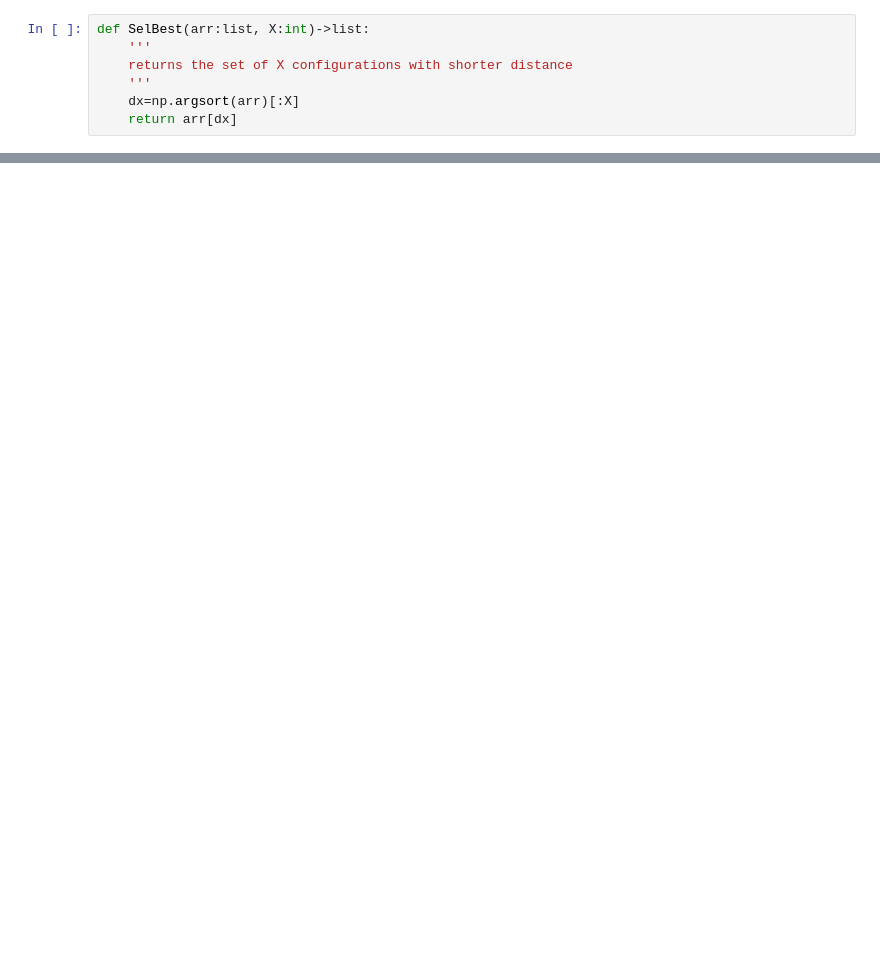
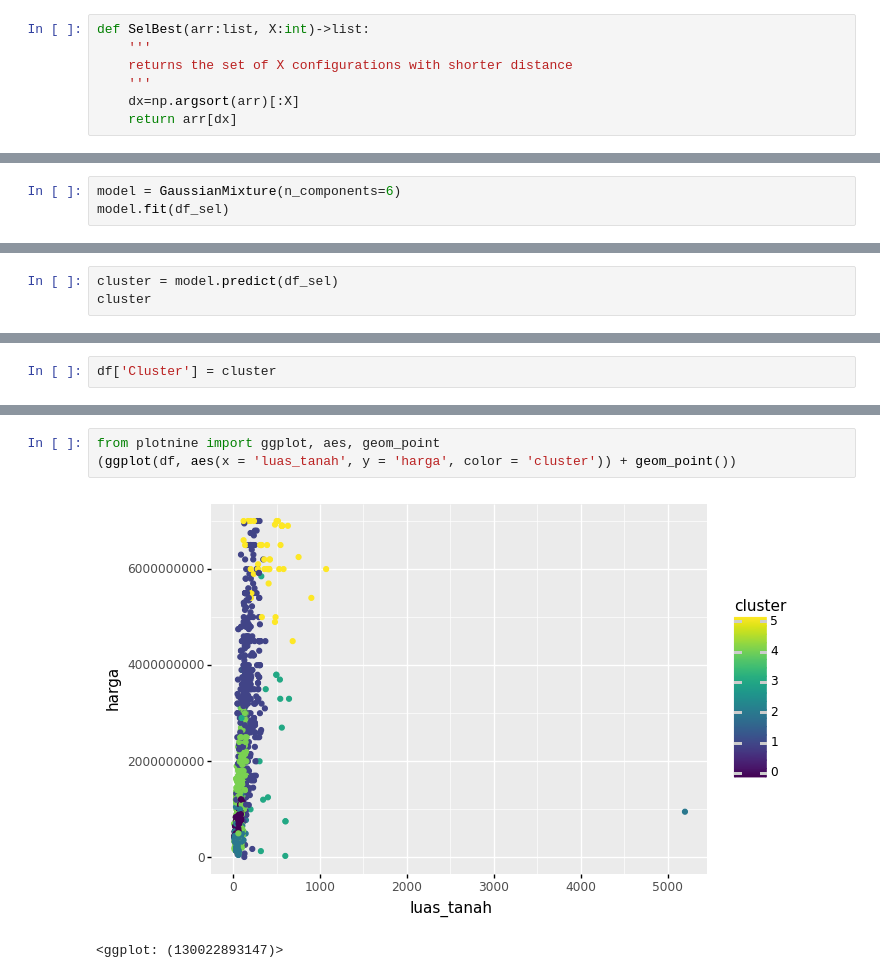
Before and after one commit to hafidhadhiet/House-Price-Segmentation, a Jupyter notebook: Clustering.ipynb, the cells around one changed output, grey strips where cells are left out. Saved outputs shown, nothing was run; the diff lists cells and outputs as text; blank space fills up the shorter version.

```diff
--- a/Clustering.ipynb
+++ b/Clustering.ipynb
@@ -115,0 +134,3 @@ Text(0, 0.5, 'Score')
+# %%
+model = GaussianMixture(n_components=6)
+model.fit(df_sel)
@@ -115,0 +139,3 @@ Text(0, 0.5, 'Score')
+# %%
+cluster = model.predict(df_sel)
+cluster
@@ -115,0 +148,2 @@ Text(0, 0.5, 'Score')
+# %%
+df['Cluster'] = cluster
@@ -115,0 +166,6 @@ Text(0, 0.5, 'Score')
+# %%
+from plotnine import ggplot, aes, geom_point
+(ggplot(df, aes(x = 'luas_tanah', y = 'harga', color = 'cluster')) + geom_point())
+# %% [output]
+[figure, added]
+<ggplot: (130022893147)>
```
Also changed, not shown: parts of 20 cells of this notebook, 2 other files.
